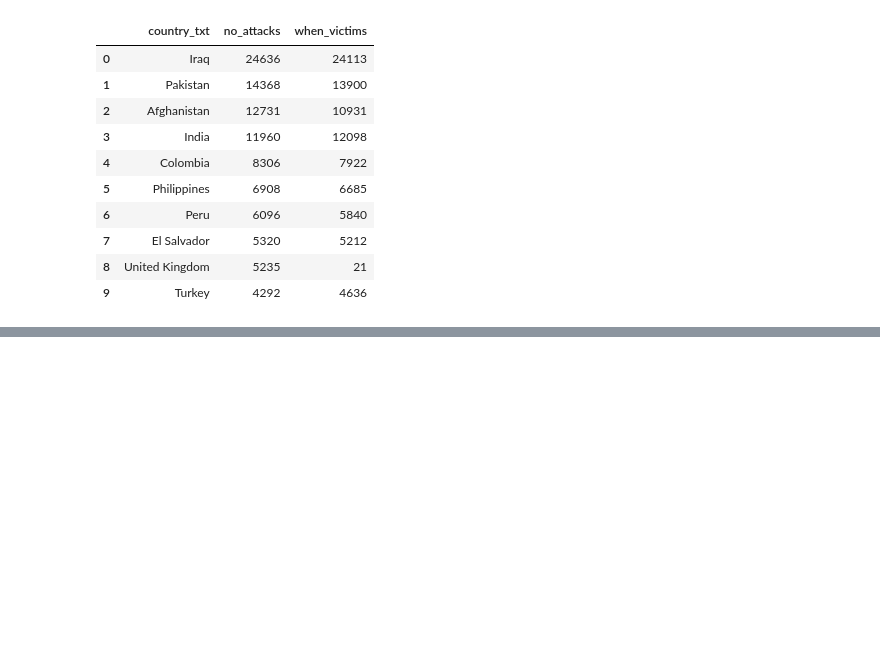
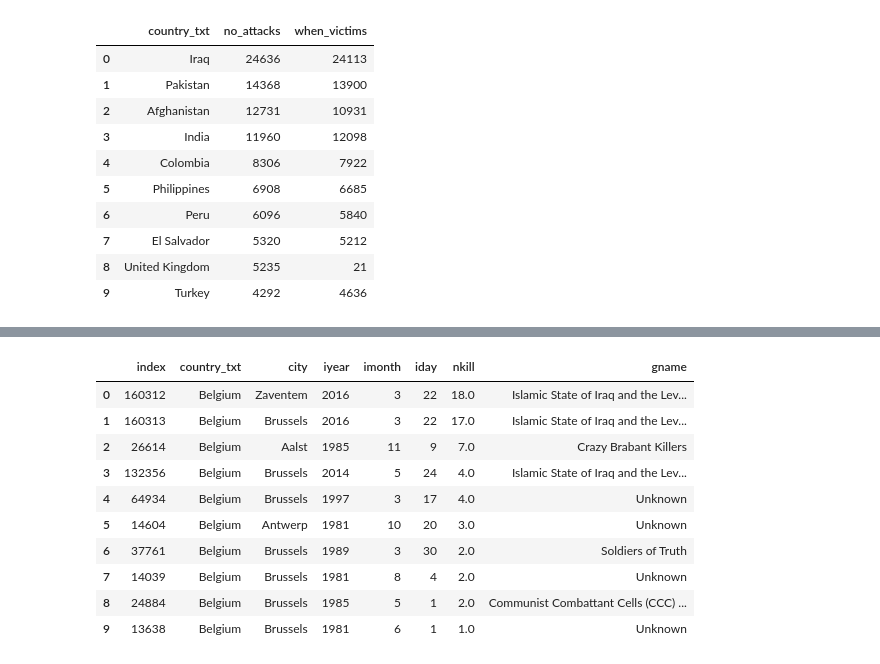
Before and after one commit to ducoquelicot/python_files, a Jupyter notebook: vrtnws/terrorism_data.ipynb, the cells around one changed output, grey strips where cells are left out. Saved outputs shown, nothing was run; the diff lists cells and outputs as text; code cells hidden in the pictures; blank space fills up the shorter version.

```diff
--- a/vrtnws/terrorism_data.ipynb
+++ b/vrtnws/terrorism_data.ipynb
@@ -326,0 +327,20 @@ terrorism[['nkill', 'iyear', 'imonth', 'iday', 'country_txt', 'gname', 'targtype
+# %%
+# Let's zoom in more closely on Belgium. What were the most deadly terrorist attacks in Belgium and
+# when were they committed, and by which group?
+belgium_attacks = terrorism[['country_txt', 'city', 'iyear', 'imonth', 'iday', 'nkill', 'gname']]
+# %%
+# Here we can see that the deadliest terrorist attacks in Belgium were committed very recently, in 2016. They were also
+# committed by a terrorist group in the top ten of most 'active' terrorist groups: ISIL.
+belgium_attacks[belgium_attacks['country_txt'] == 'Belgium'].sort_values('nkill', ascending=False).reset_index().head(10)
+# %% [output]
+|  | index | country_txt | city | iyear | imonth | iday | nkill | gname |
+| 0 | 160312 | Belgium | Zaventem | 2016 | 3 | 22 | 18.0 | Islamic State of Iraq and the Lev... |
+| 1 | 160313 | Belgium | Brussels | 2016 | 3 | 22 | 17.0 | Islamic State of Iraq and the Lev... |
+| 2 | 26614 | Belgium | Aalst | 1985 | 11 | 9 | 7.0 | Crazy Brabant Killers |
+| 3 | 132356 | Belgium | Brussels | 2014 | 5 | 24 | 4.0 | Islamic State of Iraq and the Lev... |
+| 4 | 64934 | Belgium | Brussels | 1997 | 3 | 17 | 4.0 | Unknown |
+| 5 | 14604 | Belgium | Antwerp | 1981 | 10 | 20 | 3.0 | Unknown |
+| 6 | 37761 | Belgium | Brussels | 1989 | 3 | 30 | 2.0 | Soldiers of Truth |
+| 7 | 14039 | Belgium | Brussels | 1981 | 8 | 4 | 2.0 | Unknown |
+| 8 | 24884 | Belgium | Brussels | 1985 | 5 | 1 | 2.0 | Communist Combattant Cells (CCC) ... |
+| 9 | 13638 | Belgium | Brussels | 1981 | 6 | 1 | 1.0 | Unknown |
```
Also changed, not shown: parts of 2 cells of this notebook, 1 other file.
